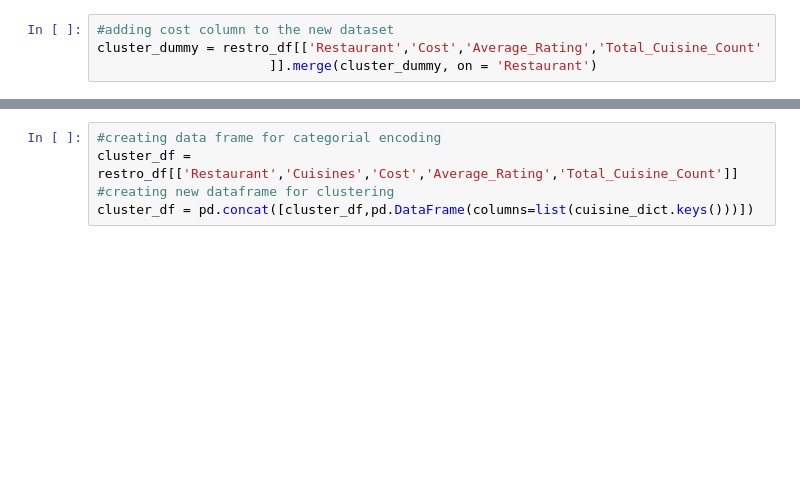
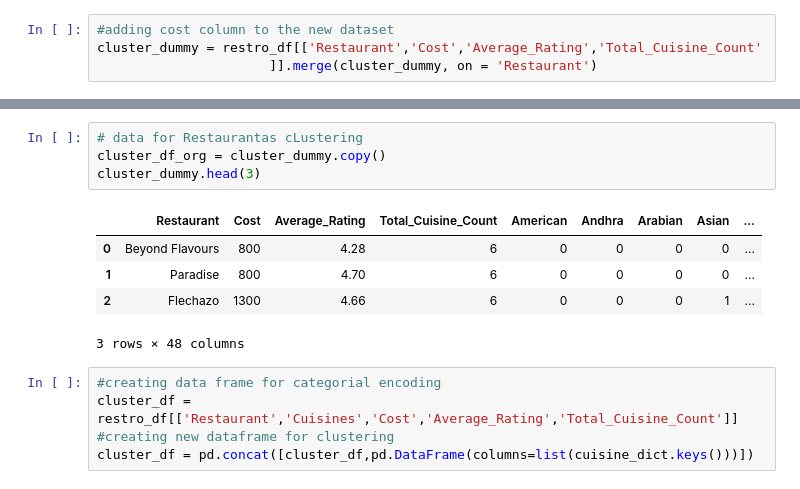
Before and after one commit to ErSangram/capstone_03_Zomato_Restaurant_Clustering_And_Analysis, a Jupyter notebook: Zomato_Restaurant_Clustering_And_Sentiment_Analysis.ipynb, the cells around one changed output, grey strips where cells are left out. Saved outputs shown, nothing was run; the diff lists cells and outputs as text; blank space fills up the shorter version.

```diff
--- a/Zomato_Restaurant_Clustering_And_Sentiment_Analysis.ipynb
+++ b/Zomato_Restaurant_Clustering_And_Sentiment_Analysis.ipynb
@@ -942,3 +867,13 @@ cluster_dummy = restro_df[['Restaurant','Cost','Average_Rating','Total_Cuisine_C
+# %%
+# data for Restaurantas cLustering
+cluster_df_org = cluster_dummy.copy()
+cluster_dummy.head(3)
+# %% [output]
+|  | Restaurant | Cost | Average_Rating | Total_Cuisine_Count | American | Andhra | Arabian | Asian | ... |
+| 0 | Beyond Flavours | 800 | 4.28 | 6 | 0 | 0 | 0 | 0 | ... |
+| 1 | Paradise | 800 | 4.70 | 6 | 0 | 0 | 0 | 0 | ... |
+| 2 | Flechazo | 1300 | 4.66 | 6 | 0 | 0 | 0 | 1 | ... |
+3 rows × 48 columns
 # %%
 #creating data frame for categorial encoding
 cluster_df = restro_df[['Restaurant','Cuisines','Cost','Average_Rating','Total_Cuisine_Count']]
```
Also changed, not shown: parts of 26 cells of this notebook.
